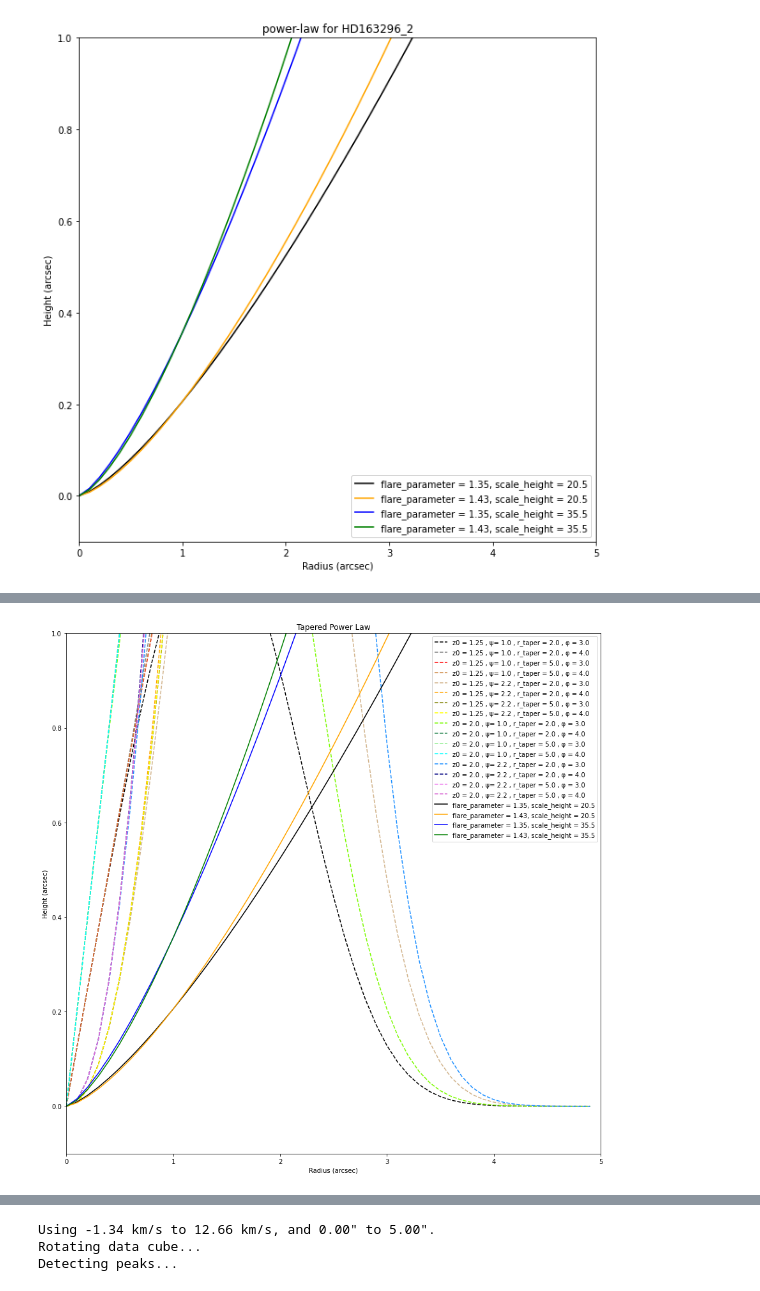
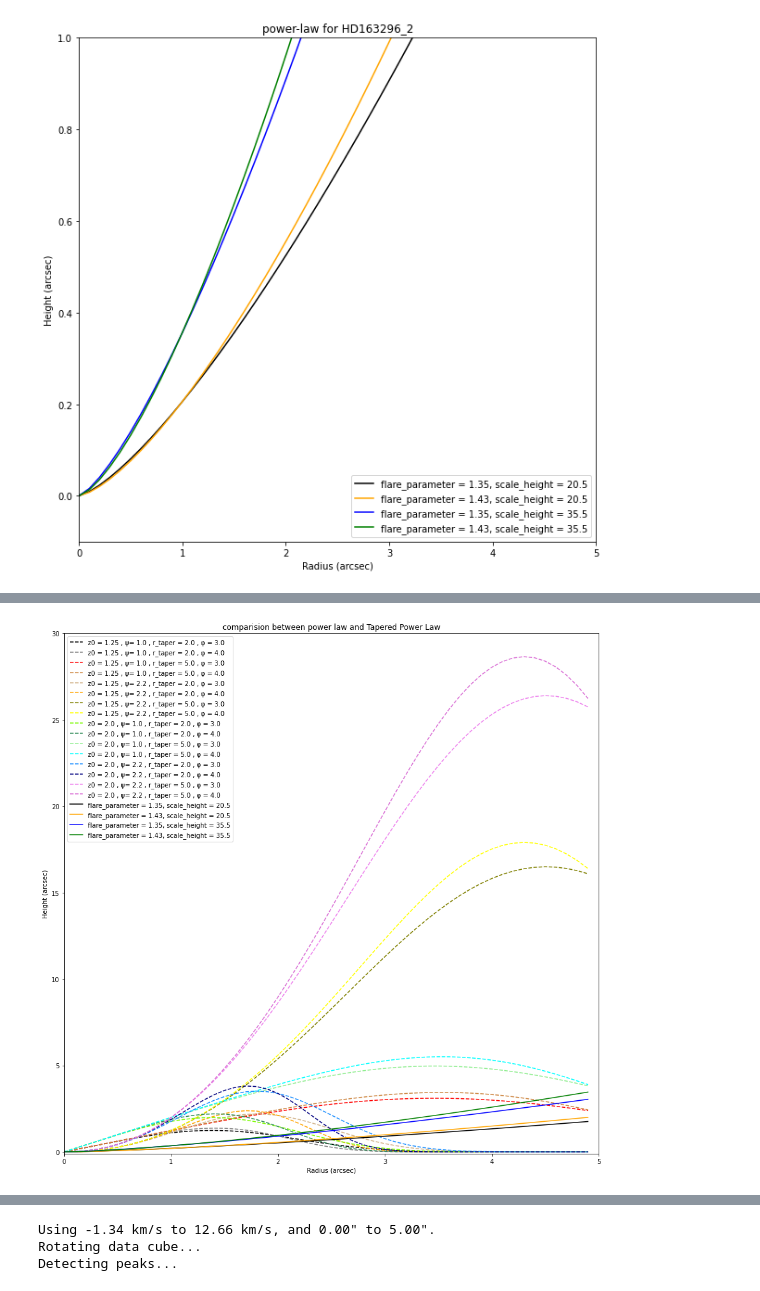
Before and after one commit to feilongm/Notebooks, a Jupyter notebook: notebooks/June_28.ipynb, the cells around one changed output, grey strips where cells are left out. Saved outputs shown, nothing was run; the diff lists cells and outputs as text; code cells hidden in the pictures.

```diff
--- a/notebooks/June_28.ipynb
+++ b/notebooks/June_28.ipynb
@@ -1,7 +1,8 @@
 # %%
 import numpy as np
+from scipy.optimize import curve_fit
 
-def tapered_power_law(z0_in, r_in, Psi_in, r_taper_in, Phi_in):
+def tapered_power_law(r_in, z0_in, Psi_in, r_taper_in, Phi_in):
     """
     This function computes the "tapered" power-law function.
     It takes in five parameters.
@@ -16,7 +17,7 @@ def tapered_power_law(z0_in, r_in, Psi_in, r_taper_in, Phi_in):
     Returns:
         This function returns the height[in arcsec].
     """
-    height_z = z0_in * ((r_in) ** Psi_in) * np.exp((-(r_in / r_taper_in)) ** Phi_in)
+    height_z = ((r_in) ** Psi_in) * z0_in * np.exp(np.sign((-(r_in / r_taper_in))) * (np.abs((-(r_in / r_taper_in)))) ** Phi_in)
     return height_z
 # %%
 import numpy as np
@@ -114,18 +123,27 @@ def plotting_function_of_tapered_power_law(z0_in, r_in, Psi_in, r_taper_in, Phi_
 # %%
+color_array = ['black', 'grey', 'red', 'peru', 'tan', 'orange', 'olive', 'yellow', 'lawngreen', 'seagreen', 'lightgreen', 'cyan', 'dodgerblue', 'navy', 'violet', 'orchid']
 r = np.arange(0, 5, step=0.1)
 z0 = [1.25, 2.0]
-Psi =  [1.0, 2.2]
+Psi = [1.0, 2.2]
 r_taper = [2.0, 5.0]
 Phi = [3.0, 4.0]
-color_array = ['black', 'grey', 'red', 'peru', 'tan', 'orange', 'olive', 'yellow', 'lawngreen', 'seagreen', 'lightgreen', 'cyan', 'dodgerblue', 'navy', 'violet', 'orchid']
 
-plotting_function_of_tapered_power_law(z0, r, Psi, r_taper, Phi, color_array)
-
+index = 0
+fig = plt.figure(figsize=(15, 15))
+for count, value in enumerate(list(product(z0, Psi, r_taper, Phi))):
+    plt.plot(r, tapered_power_law(r, value[0], value[1], value[2], value[3]), 'r--', color=color_array[index], label='z0 = ' + str(value[0]) + ' , ψ= ' + str(value[1]) + ' , r_taper = ' + str(value[2]) + ' , φ = ' + str(value[3]))
+    index = index + 1
+plt.legend()
+plt.ylim(-0.1, 30)
+plt.xlim(0, 5)
+plt.xlabel(r'Radius (arcsec)')
+plt.ylabel(r'Height (arcsec)')
+plt.title(r'comparision between power law and Tapered Power Law')
 plt.plot(radius_2, HD163296_12CO_height_2[0], 'r', color='black', label='flare_parameter = 1.35, scale_height = 20.5')
 plt.plot(radius_2, HD163296_12CO_height_2[1], 'r', color='orange', label='flare_parameter = 1.43, scale_height = 20.5')
 plt.plot(radius_2, HD163296_12CO_height_2[2], 'r', color='blue', label='flare_parameter = 1.35, scale_height = 35.5')
 plt.plot(radius_2, HD163296_12CO_height_2[3], 'r', color='green', label='flare_parameter = 1.43, scale_height = 35.5')
 plt.legend()
 plt.show()
 # %% [output]
-[figure, old version]
+[figure, new version]
```
Also changed, not shown: parts of 9 cells of this notebook.
